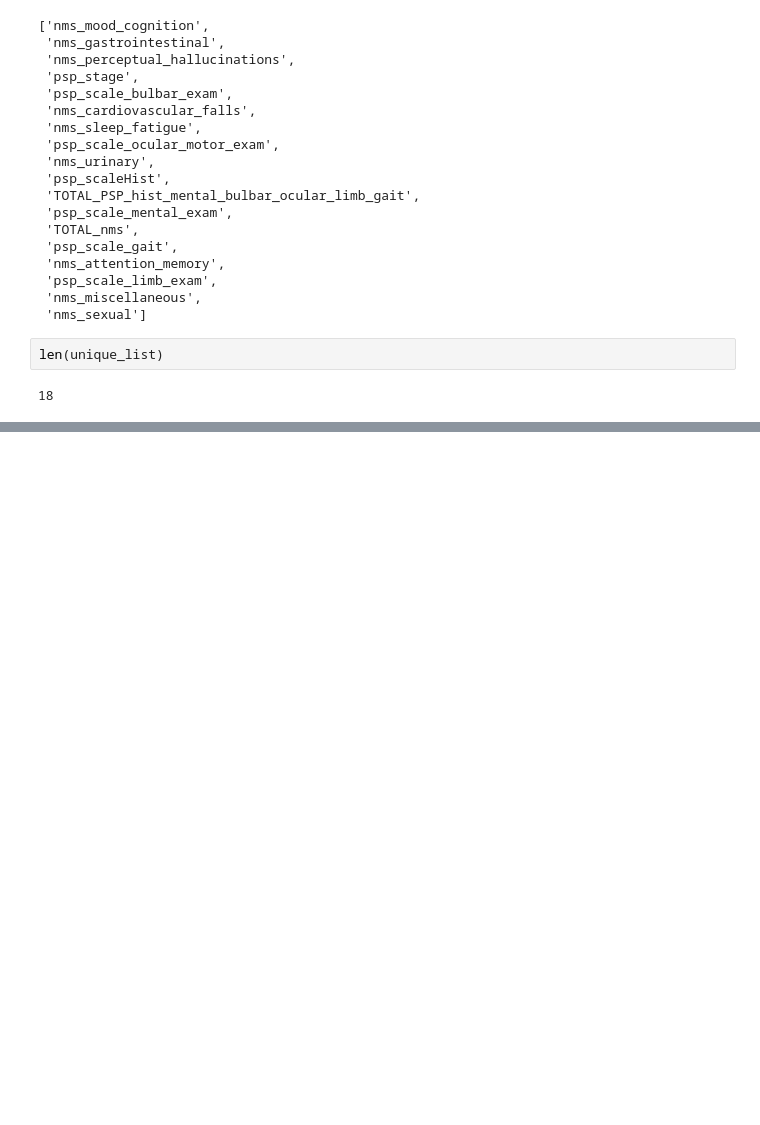
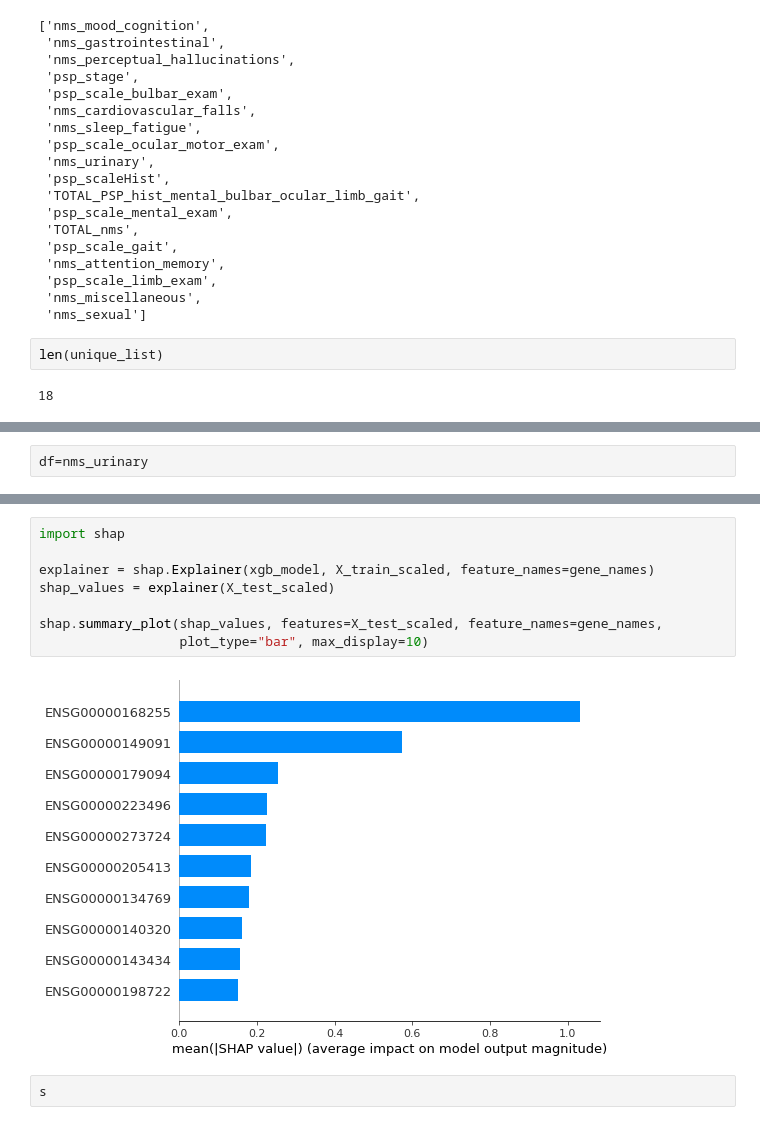
Before and after one commit to zainabnazari/psp, a Jupyter notebook: main_whole_gene.ipynb, the cells around one changed output, grey strips where cells are left out. Drawn from its saved outputs; the diff is of its cells as text; blank space fills up the shorter version.

```diff
--- a/main_whole_gene.ipynb
+++ b/main_whole_gene.ipynb
@@ -317,0 +462,2 @@ data_norm
+# %%
+df=nms_urinary
@@ -317,0 +536,12 @@ data_norm
+# %%
+import shap
+
+explainer = shap.Explainer(xgb_model, X_train_scaled, feature_names=gene_names)
+shap_values = explainer(X_test_scaled)
+
+shap.summary_plot(shap_values, features=X_test_scaled, feature_names=gene_names,
+                  plot_type="bar", max_display=10)
+# %% [output]
+[figure, added]
+# %%
+s
```
Also changed, not shown: parts of 26 cells of this notebook.
